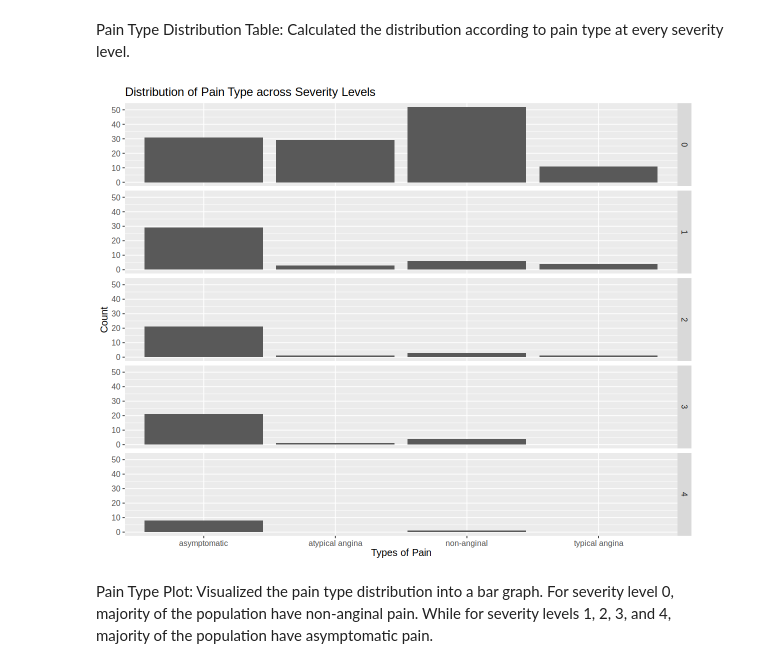
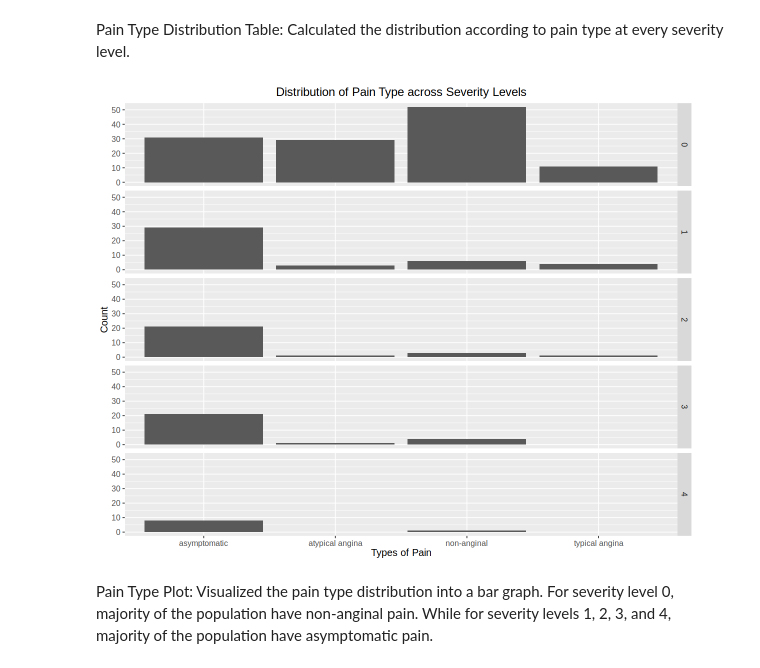
Before and after one commit to cocom250/DSCI-100-Group-17, a Jupyter notebook: group_project_report.ipynb, the cells around one changed output. Drawn from its saved outputs; the diff is of its cells as text; code cells hidden in the pictures.

```diff
--- a/group_project_report.ipynb
+++ b/group_project_report.ipynb
@@ -141,21 +141,22 @@ Pain Type Distribution Table: Calculated the distribution according to pain type
 # %%
 # set the seed so our evaluation is reproducable
 set.seed(2024)
 # set the size of the graphs
 options(repr.plot.height = 8, repr.plot.width = 10)
 
 #Visualization of Pain Type distribution across severity levels
 pain_type_distribution_plot <- ggplot(pain_type_distribution,
                                  aes(x= pain_type, y =n)) +
     geom_bar(stat ="identity") +
     labs(x = "Types of Pain", y = "Count")+
     theme(text = element_text(size =12)) +
     facet_grid(rows = vars(severity)) +
-    ggtitle("Distribution of Pain Type across Severity Levels")
+    ggtitle("Distribution of Pain Type across Severity Levels") +
+    theme(plot.title = element_text(hjust =0.5), text = element_text(size =12))
 
 pain_type_distribution_plot
 # %% [output]
-[figure, old version]
+[figure, new version]
 # %% [markdown]
 Pain Type Plot:
 Visualized the pain type distribution into a bar graph. For severity level 0, majority of the population have non-anginal pain. While for severity levels 1, 2, 3, and 4, majority of the population have asymptomatic pain.
```
Also changed, not shown: parts of 3 cells of this notebook.
